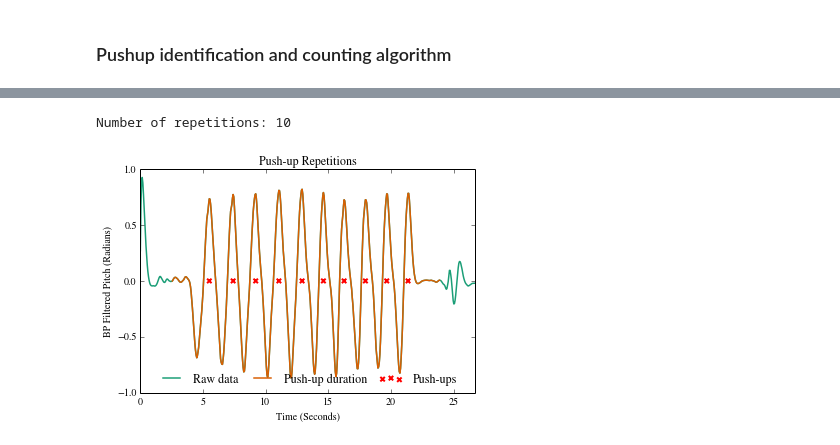
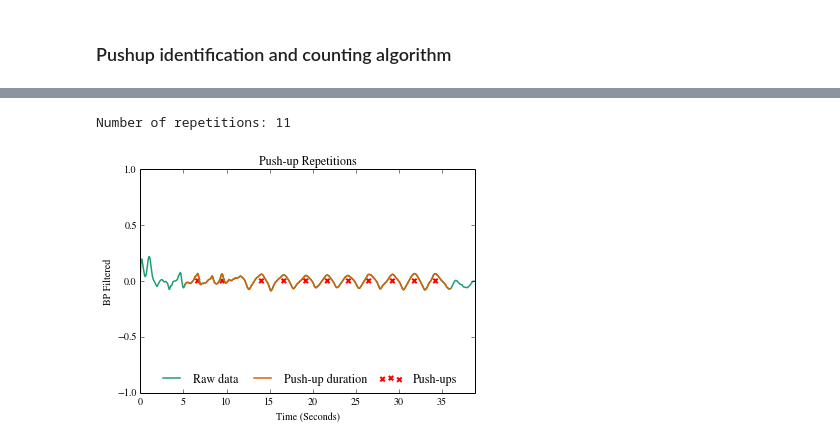
Before and after one commit to kellygwiseman/workout_buddy, a Jupyter notebook: notebooks/push_up.ipynb, the cells around one changed output, grey strips where cells are left out. Saved outputs shown, nothing was run; the diff lists cells and outputs as text; code cells hidden in the pictures.

```diff
--- a/notebooks/push_up.ipynb
+++ b/notebooks/push_up.ipynb
@@ -142,17 +169,17 @@ data_processed.shape
 ## Expert level samples ##
 #df = pd.read_csv('../data/sensor/2015-03-01_11-13-22.csv')
 #sample = 'Beau_normal'
-df = pd.read_csv('../data/sensor/2015-03-01_11-11-36.csv')
-sample = 'Beau_narrow'
+#df = pd.read_csv('../data/sensor/2015-03-01_11-11-36.csv')
+#sample = 'Beau_narrow'
 #df = pd.read_csv('../data/sensor/2015-03-01_11-13-51.csv')
 #sample = 'Beau_inward'
 
 ## Read in one sample to process and plot ##
-#df = pd.read_csv('../data/sensor/2015-03-03_08-11-21.csv')
-#sample = 'Kelly_Lnormal'
+df = pd.read_csv('../data/sensor/2015-03-04_08-04-10.csv')
+sample = 'Kelly_crappy'
 
 freq = 20.0
-female = 0
+female = 1
 numeric_features = ['motionUserAccelerationX', 'motionUserAccelerationY', 'motionUserAccelerationZ',
                     'motionRotationRateX', 'motionRotationRateY', 'motionRotationRateZ',
                     'accelerometerAccelerationX','accelerometerAccelerationY','accelerometerAccelerationZ',
@@ -201,25 +228,26 @@ gr.plot_corr(df_filt, correls, freq, sample)
 # %%
 # Filter based on feature amplitudes
 cond1 = np.abs(correls.ix[:, 'accelerometerAccelerationX', 'accelerometerAccelerationY']) > 0.6
 cond2 = (np.abs(correls.ix[:, 'motionQuaternionY', 'motionQuaternionW'])+
          np.abs(correls.ix[:, 'motionQuaternionX', 'motionQuaternionY'])+
          np.abs(correls.ix[:, 'motionQuaternionY', 'motionQuaternionZ'])+
          np.abs(correls.ix[:, 'gyroRotationX', 'gyroRotationZ'])) > 2.5
 # Trim the beginning 2.5 seconds and last 1 seconds of record
-cond3 = df_filt.index > 50
-cond4 = df_filt.index < (df_filt.shape[0] - 20)
+cond3 = df_filt.index > int(freq*3)
+cond4 = df_filt.index < (df_filt.shape[0] - int(freq))
 
 # Pushup repetition window
 pushup_window = df_filt[cond1 & cond2 & cond3 & cond4].index
 
 ## Count the number of repetitions ##
 # Peak parameters
-mph=0.20 # minimum peak height
+mph=(0.07 - 0.025*female) # minimum peak height
 mpd=10 + 5*female # minimum peak separation distance
-peakind, count = count_peaks(df_filt, pushup_window, mph, mpd, freq)
+feature = 'motionQuaternionZ'
+peakind, count = count_peaks(df_filt, pushup_window, feature, mph, mpd, freq)
 # Plot
-gr.plot_pushups(df_filt, pushup_window, peakind, freq, sample)
+gr.plot_pushups(df_filt, pushup_window, peakind, feature, freq, sample)
 print 'Number of repetitions:',count
 # %% [output]
-Number of repetitions: 10
+Number of repetitions: 11
-[figure, old version]
+[figure, new version]
```
Also changed, not shown: parts of 7 cells of this notebook, 6 other files.
